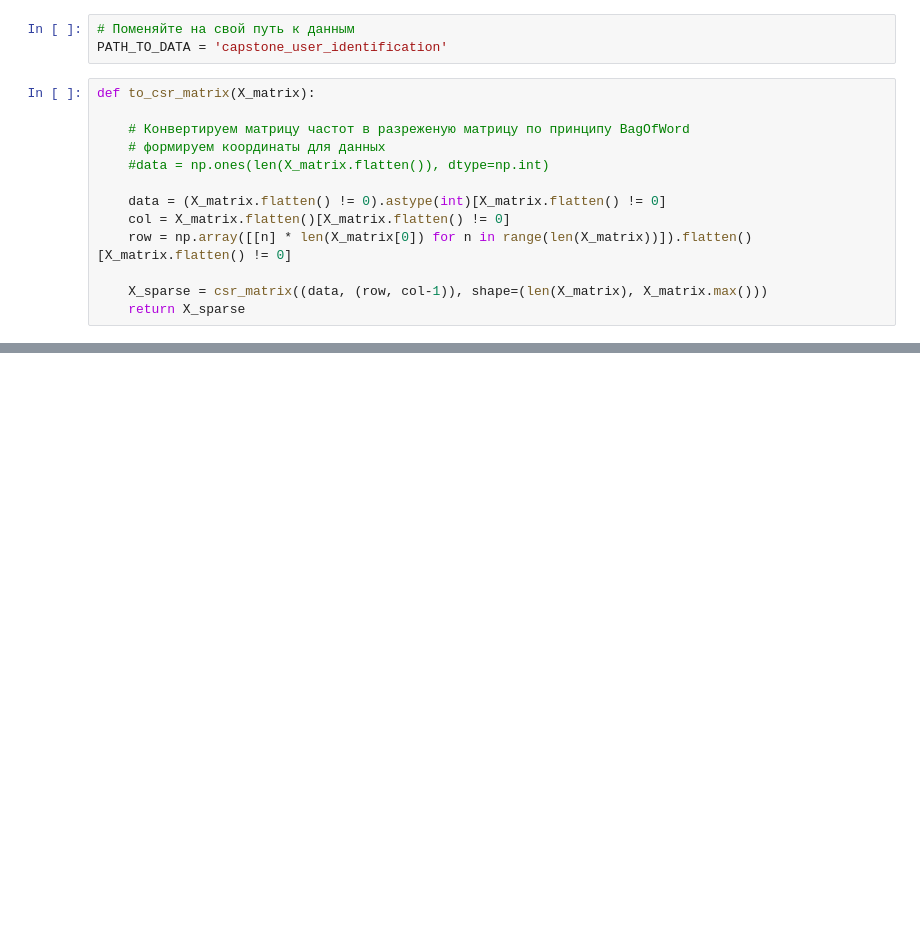
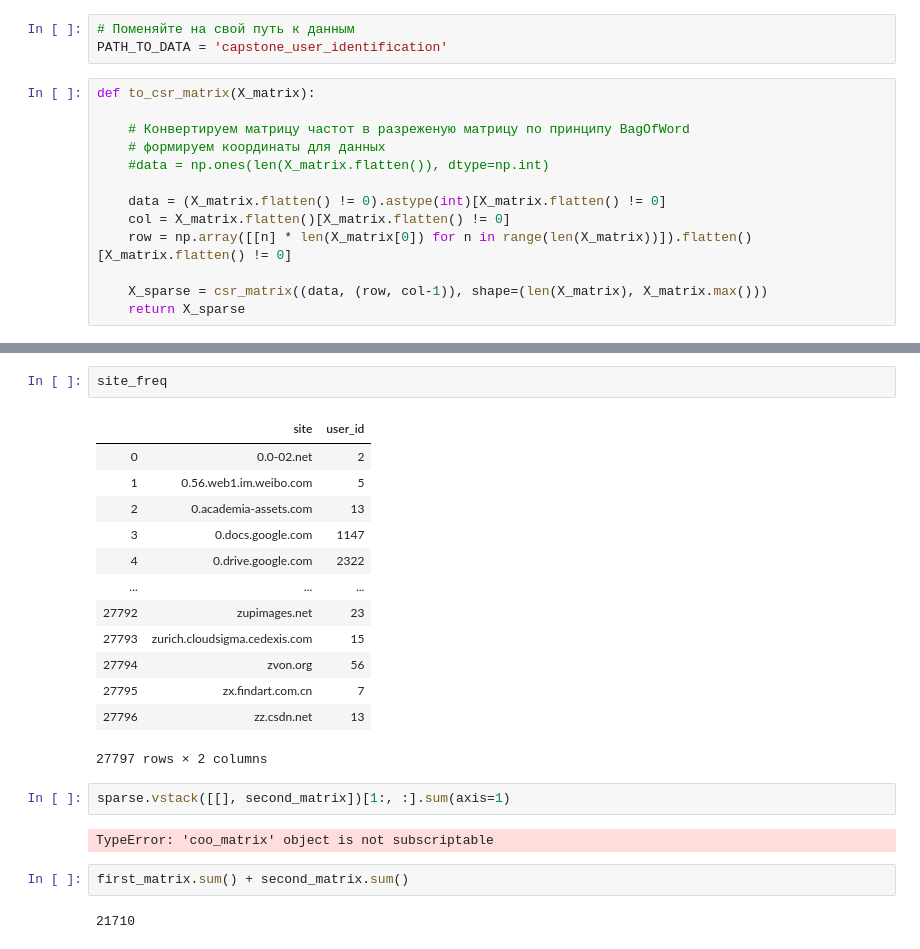
Before and after one commit to sergh1o/FROO_stepik, a Jupyter notebook: С6/Untitled.ipynb, the cells around one changed output, grey strips where cells are left out. Drawn from its saved outputs; the diff is of its cells as text; blank space fills up the shorter version.

```diff
--- a/С6/Untitled.ipynb
+++ b/С6/Untitled.ipynb
@@ -97,0 +175,24 @@ data_try
+# %%
+site_freq
+# %% [output]
+|  | site | user_id |
+| 0 | 0.0-02.net | 2 |
+| 1 | 0.56.web1.im.weibo.com | 5 |
+| 2 | 0.academia-assets.com | 13 |
+| 3 | 0.docs.google.com | 1147 |
+| 4 | 0.drive.google.com | 2322 |
+| ... | ... | ... |
+| 27792 | zupimages.net | 23 |
+| 27793 | zurich.cloudsigma.cedexis.com | 15 |
+| 27794 | zvon.org | 56 |
+| 27795 | zx.findart.com.cn | 7 |
+| 27796 | zz.csdn.net | 13 |
+27797 rows × 2 columns
+# %%
+sparse.vstack([[], second_matrix])[1:, :].sum(axis=1)
+# %% [output]
+TypeError: 'coo_matrix' object is not subscriptable
+# %%
+first_matrix.sum() + second_matrix.sum()
+# %% [output]
+21710
```
Also changed, not shown: parts of 13 cells of this notebook, 36 other files.
